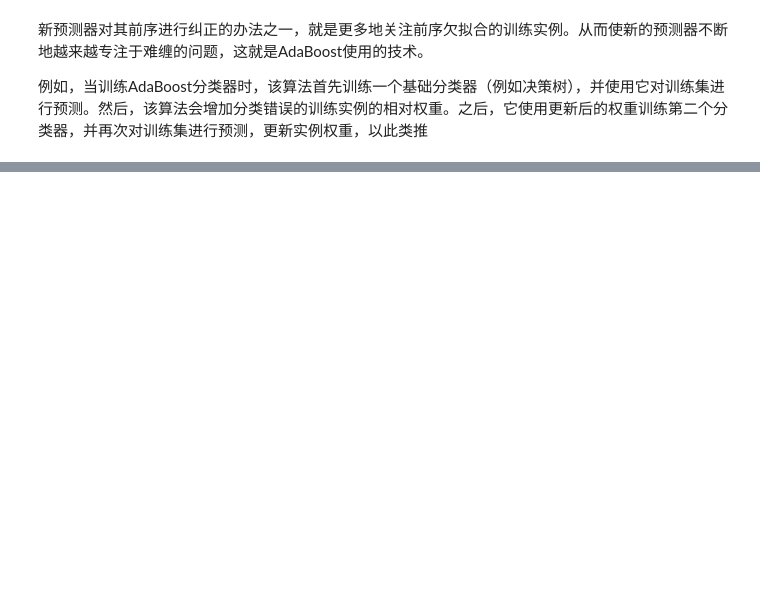
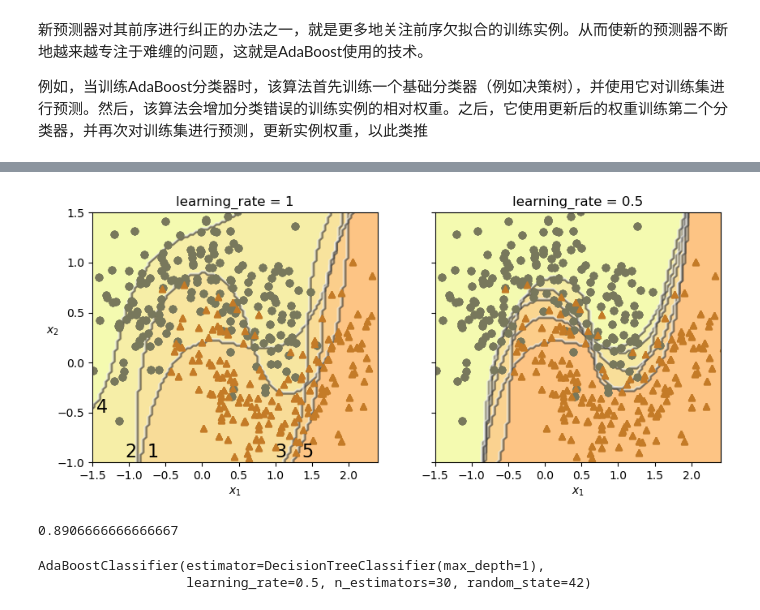
Before and after one commit to lupus-ywy/ml-teach, a Jupyter notebook: 12_随机森林.ipynb, the cells around one changed output, grey strips where cells are left out. Saved outputs shown, nothing was run; the diff lists cells and outputs as text; code cells hidden in the pictures; blank space fills up the shorter version.

```diff
--- a/12_随机森林.ipynb
+++ b/12_随机森林.ipynb
@@ -317,3 +366,8 @@ RandomForestClassifier具有DecisionTreeClassifier的所有超参数（以控制
 下面的BaggingClassifier与前面的RandomForestClassifier相同：
 # %%
 # 随堂练习： 根据刚才对原理的描述，通过BaggingClassifier 和 决策树， 生成和前面相同的RandomForestClassifier
+bag_clf2 = BaggingClassifier(DecisionTreeClassifier(max_leaf_nodes=16, max_features="sqrt"), n_estimators=500,  n_jobs=-1, random_state=42)
+bag_clf2.fit(X_train, y_train)
+y_pred_rf2 = bag_clf2.predict(X_test)
+
+print(np.all(y_pred_rf2 == y_pred_rf))
@@ -335,3 +391,12 @@ RandomForestClassifier具有DecisionTreeClassifier的所有超参数（以控制
 通常来说，不一定预先知道一个RandomForestClassifier是否会比一个ExtraTreesClassifier更好或是更差。唯一的方法是两种都尝试一遍，然后使用交叉验证进行比较。
 # %%
 # 随堂练习：尝试使用ExtraTreesClassifier, 训练后在测试集上评估性能
+from sklearn.ensemble import ExtraTreesClassifier
+
+etc = ExtraTreesClassifier(n_estimators=500, n_jobs=-1, random_state=42, max_leaf_nodes=16)
+etc.fit(X_train, y_train)
+
+from sklearn.metrics import accuracy_score
+accuracy_score(y_test, etc.predict(X_test))
+
+# accuracy_score(y_test, rnd_clf.predict(X_test))
@@ -457,0 +602,40 @@ bbb### AdaBoost
+# %%
+m = len(X_train)
+
+
+fig, axes = plt.subplots(ncols=2, figsize=(10, 4), sharey=True)
+
+for subplot, learning_rate in ((0, 1), (1, 0.5)):
+    sample_weights = np.ones(m) / m  # [1/m, 1/m, .... 1/m]
+    plt.sca(axes[subplot])
+    for i in range(5):
+        svm_clf = SVC(C=0.2, gamma=0.6, random_state=42)
+        svm_clf.fit(X_train, y_train, sample_weight=sample_weights * m)   # 通过指定权重，强调出错的实例
+        y_pred = svm_clf.predict(X_train)
+
+         # 公式1
+        error_weights = sample_weights[y_pred != y_train].sum()
+        r = error_weights / sample_weights.sum()  # 第i个预测器的错误率
+
+        # 公式2
+        alpha = learning_rate * np.log((1 - r) / r)  # 第i个预测器的权重
+
+        # 公式3
+        sample_weights[y_pred != y_train] *= np.exp(alpha)
+
+        sample_weights /= sample_weights.sum()  # 归一化
+
+        plot_decision_boundary(svm_clf, X_train, y_train, alpha=0.4)
+        plt.title(f"learning_rate = {learning_rate}")
+    if subplot == 0:
+        plt.text(-0.75, -0.95, "1", fontsize=16)
+        plt.text(-1.05, -0.95, "2", fontsize=16)
+        plt.text(1.0, -0.95, "3", fontsize=16)
+        plt.text(-1.45, -0.5, "4", fontsize=16)
+        plt.text(1.36,  -0.95, "5", fontsize=16)
+    else:
+        plt.ylabel("")
+
+plt.show()
+# %% [output]
+[figure, added]
@@ -457,0 +667,24 @@ bbb### AdaBoost
+# %%
+# models：5个， alphas：5个
+
+# model.predict(X_train):  (m_test(测试集的数量），）  == （2,1)    -> (2,m_test)
+# model.predict(X_train) == np.array([0,1]).reshape(-1,1)  ： 第一行是 所有预测结果是不是0的布尔值数组；  第二行是所有预测结果是不是1的布尔值数组
+# np.where(models[0].predict(X_train) == np.array([0,1]).reshape(-1,1), alphas[0], 0)  单个模型 给预测的0/1 投上 w票
+
+final_predictions_train = sum([np.where(model.predict(X_train) == np.array([0,1]).reshape(-1,1), w, 0)  for model, w in zip(models, alphas)]).argmax(axis=0)  # 找出加权投票最大的分类： 一行代码
+final_predictions_train
+accuracy_score(y_train, final_predictions_train)
+# %% [output]
+0.8906666666666667
+# %%
+# 使用30个 max_depth=1的决策树 （单个决策节点 和 两个叶节点组成的树）作为 基模型的AdaBoostClassifier类
+
+from sklearn.ensemble import AdaBoostClassifier
+
+ada_clf = AdaBoostClassifier(DecisionTreeClassifier(max_depth=1), n_estimators=30, learning_rate=0.5, random_state=42)
+ada_clf.fit(X_train, y_train)
+
+# 如果AdaBoost集成过拟合训练集，可以试试减少估计器的数量，或提高下基础估计器的正则化程度
+# %% [output]
+AdaBoostClassifier(estimator=DecisionTreeClassifier(max_depth=1),
+                   learning_rate=0.5, n_estimators=30, random_state=42)
```
Also changed, not shown: parts of 89 cells of this notebook, 25 other files.
